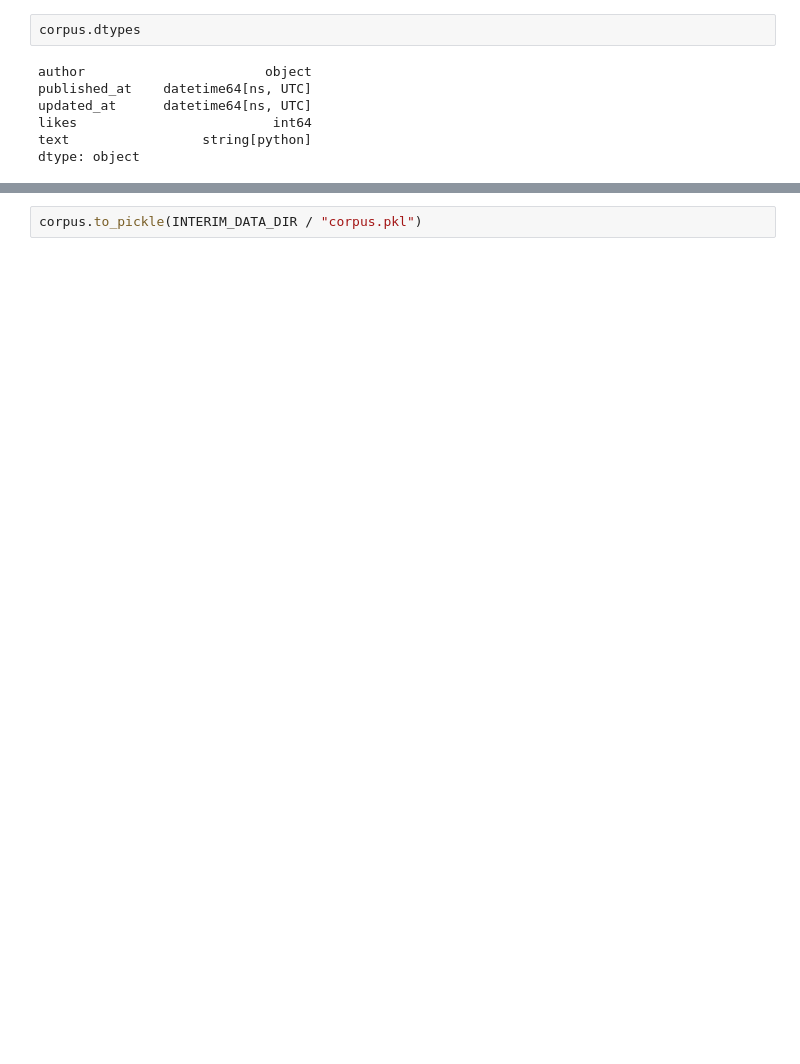
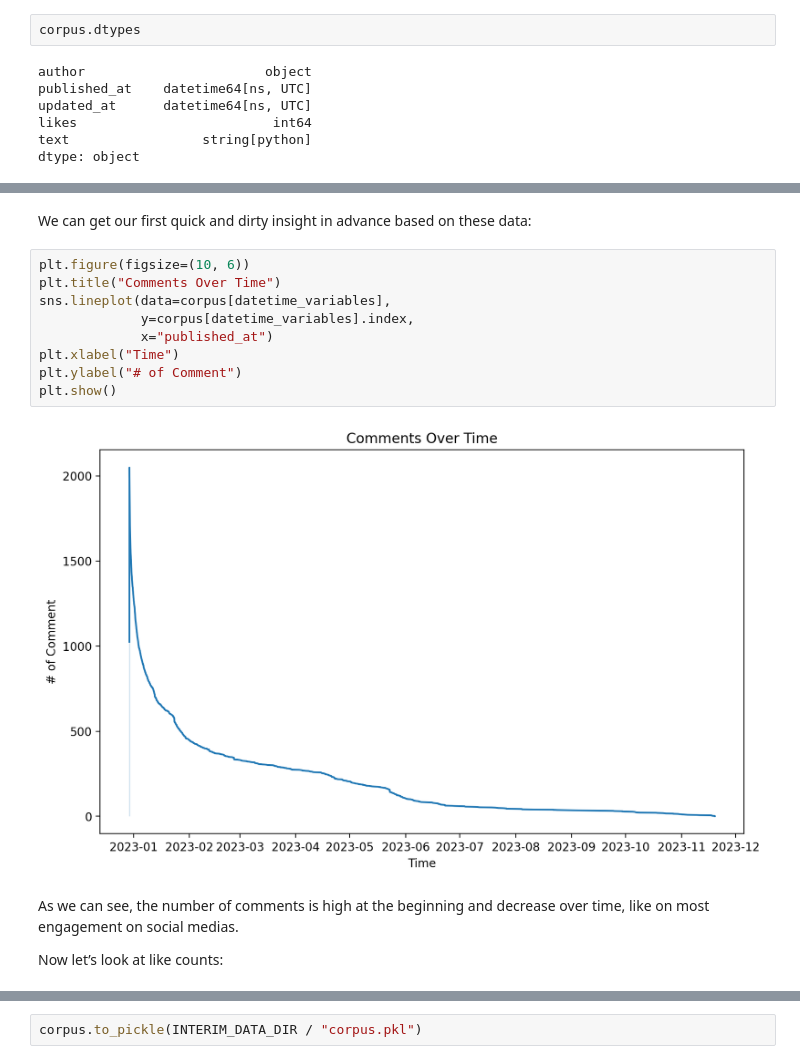
Before and after one commit to abljoel/youtube-comments-analysis, a Jupyter notebook: notebooks/02-initial-data-analysis.ipynb, the cells around one changed output, grey strips where cells are left out. Cells and saved outputs as stored; diff of their text form; blank space fills up the shorter version.

Commit message:
Improve documentation in data exploration and validation notebook

```diff
--- a/notebooks/02-initial-data-analysis.ipynb
+++ b/notebooks/02-initial-data-analysis.ipynb
@@ -125,3 +119,20 @@ corpus[datetime_variables].describe()
+# %% [markdown]
+We can get our first quick and dirty insight in advance based on these data:
+# %%
+plt.figure(figsize=(10, 6))
+plt.title("Comments Over Time")
+sns.lineplot(data=corpus[datetime_variables],
+             y=corpus[datetime_variables].index,
+             x="published_at")
+plt.xlabel("Time")
+plt.ylabel("# of Comment")
+plt.show()
+# %% [output]
+[figure, added]
+# %% [markdown]
+As we can see, the number of comments is high at the beginning and decrease over time, like on most engagement on social medias.
+
+Now let’s look at like counts:
 # %%
 ## Check Range values in like count variable:
 corpus[count_variable].describe()
```
Also changed, not shown: parts of 24 cells of this notebook.
